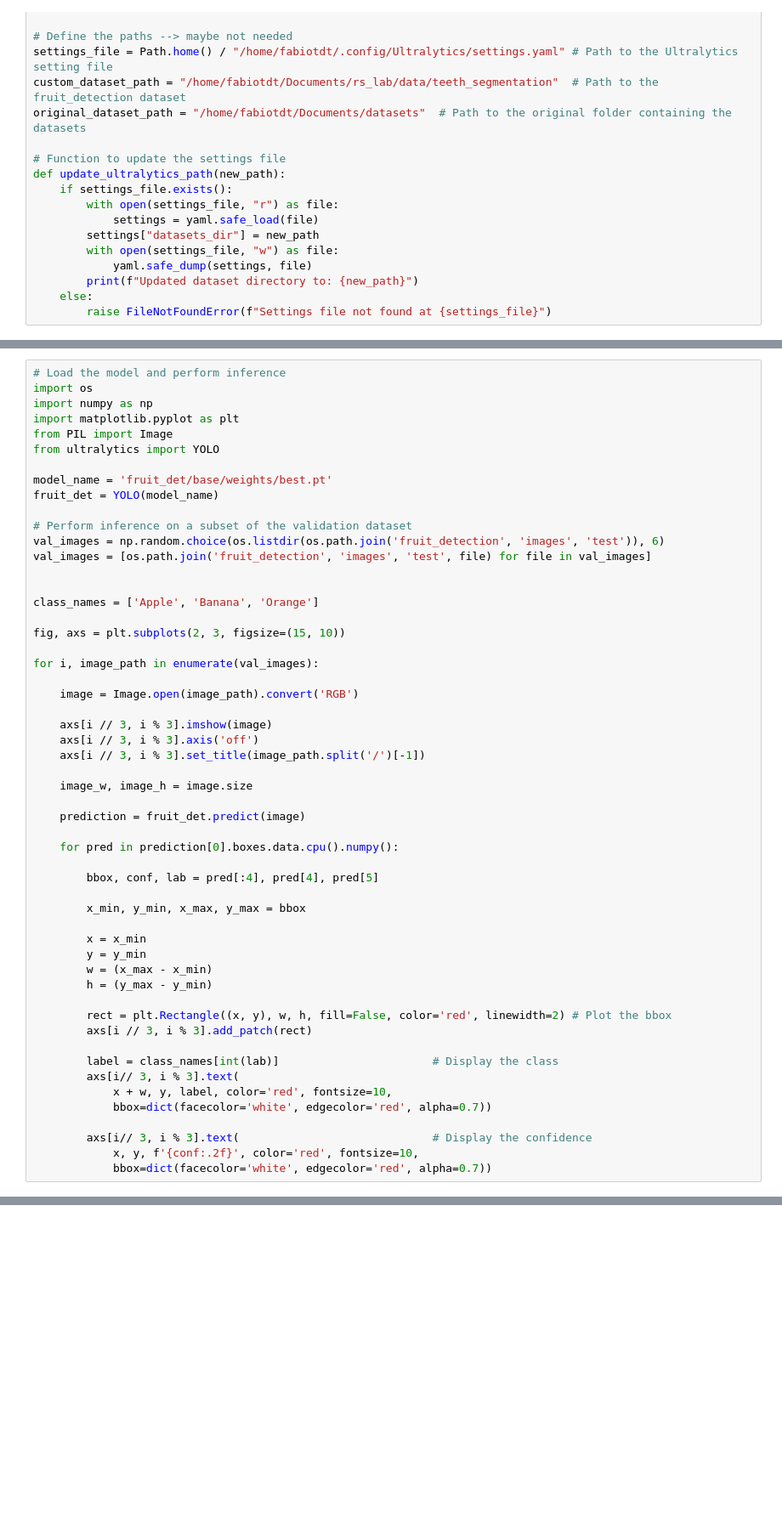
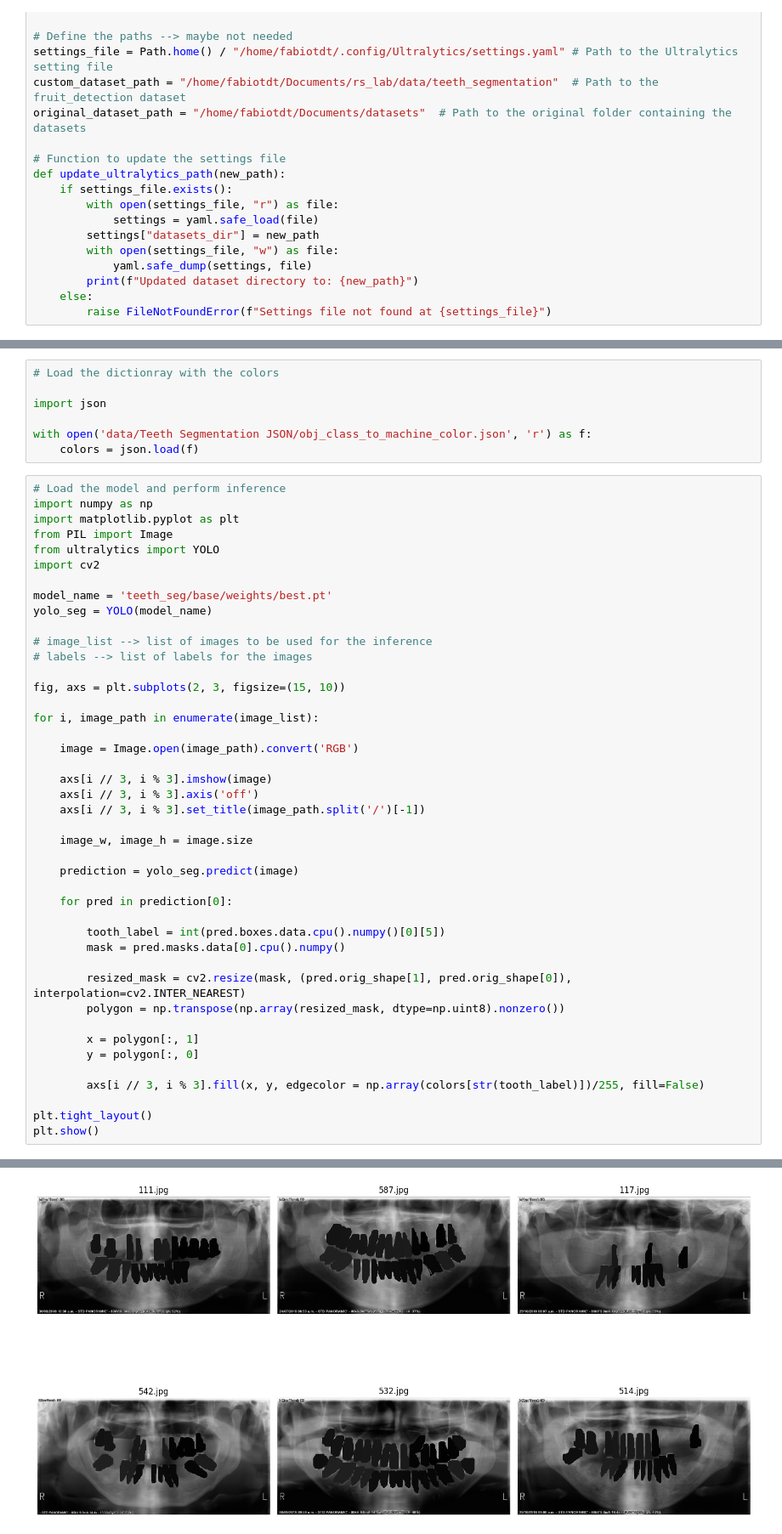
Before and after one commit to fabiotdt/rec_sys, a Jupyter notebook: lab_07_SEG.ipynb, the cells around one changed output, grey strips where cells are left out. Shown at 85% size. Saved outputs shown, nothing was run; the diff lists cells and outputs as text; blank space fills up the shorter version.

```diff
--- a/lab_07_SEG.ipynb
+++ b/lab_07_SEG.ipynb
@@ -580,24 +730,27 @@ model.train(
+# %%
+# Load the dictionray with the colors
+
+import json
+
+with open('data/Teeth Segmentation JSON/obj_class_to_machine_color.json', 'r') as f:
+    colors = json.load(f)
 # %%
 # Load the model and perform inference
-import os
 import numpy as np
 import matplotlib.pyplot as plt
 from PIL import Image
 from ultralytics import YOLO
+import cv2
 
-model_name = 'fruit_det/base/weights/best.pt'
-fruit_det = YOLO(model_name)
+model_name = 'teeth_seg/base/weights/best.pt'
+yolo_seg = YOLO(model_name)
 
-# Perform inference on a subset of the validation dataset
-val_images = np.random.choice(os.listdir(os.path.join('fruit_detection', 'images', 'test')), 6)
-val_images = [os.path.join('fruit_detection', 'images', 'test', file) for file in val_images]
-
-
-class_names = ['Apple', 'Banana', 'Orange']
+# image_list --> list of images to be used for the inference
+# labels --> list of labels for the images
 
 fig, axs = plt.subplots(2, 3, figsize=(15, 10))
 
-for i, image_path in enumerate(val_images):
+for i, image_path in enumerate(image_list):
 
     image = Image.open(image_path).convert('RGB')
 
@@ -607,27 +760,21 @@ for i, image_path in enumerate(val_images):
 
     image_w, image_h = image.size
 
-    prediction = fruit_det.predict(image)
+    prediction = yolo_seg.predict(image)
 
-    for pred in prediction[0].boxes.data.cpu().numpy():
+    for pred in prediction[0]:
 
-        bbox, conf, lab = pred[:4], pred[4], pred[5]
+        tooth_label = int(pred.boxes.data.cpu().numpy()[0][5])
+        mask = pred.masks.data[0].cpu().numpy()
 
-        x_min, y_min, x_max, y_max = bbox
+        resized_mask = cv2.resize(mask, (pred.orig_shape[1], pred.orig_shape[0]), interpolation=cv2.INTER_NEAREST)
+        polygon = np.transpose(np.array(resized_mask, dtype=np.uint8).nonzero())
 
-        x = x_min
-        y = y_min
-        w = (x_max - x_min)
-        h = (y_max - y_min)
+        x = polygon[:, 1]
+        y = polygon[:, 0]
 
-        rect = plt.Rectangle((x, y), w, h, fill=False, color='red', linewidth=2) # Plot the bbox
-        axs[i // 3, i % 3].add_patch(rect)
+        axs[i // 3, i % 3].fill(x, y, edgecolor = np.array(colors[str(tooth_label)])/255, fill=False)
 
-        label = class_names[int(lab)]                       # Display the class
-        axs[i// 3, i % 3].text(
-            x + w, y, label, color='red', fontsize=10,
-            bbox=dict(facecolor='white', edgecolor='red', alpha=0.7))
-
-        axs[i// 3, i % 3].text(                             # Display the confidence
-            x, y, f'{conf:.2f}', color='red', fontsize=10,
-            bbox=dict(facecolor='white', edgecolor='red', alpha=0.7))
+plt.tight_layout()
+plt.show()
+# %% [output]
@@ -633,0 +798 @@ for i, image_path in enumerate(val_images):
+[figure, added]
```
Also changed, not shown: parts of 11 cells of this notebook, 4 other files.
